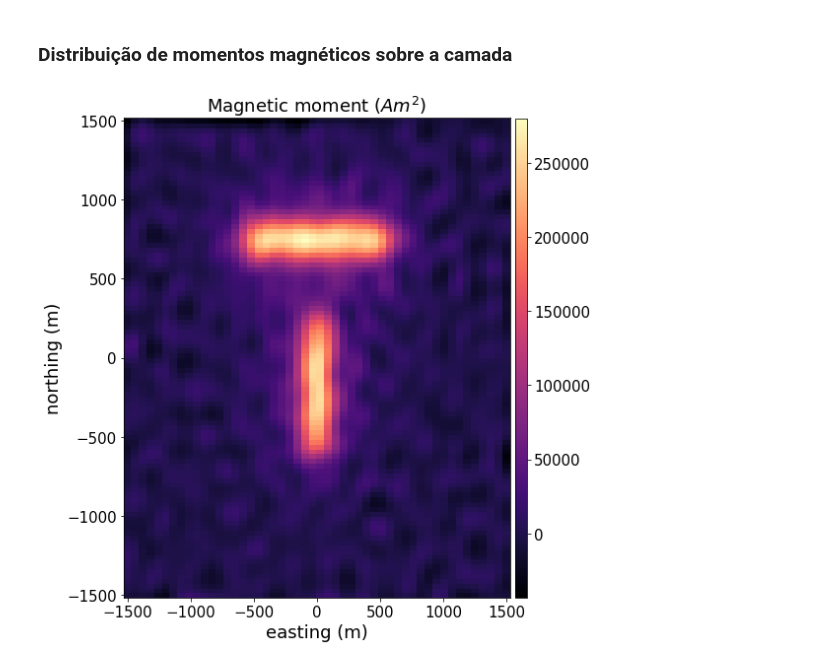
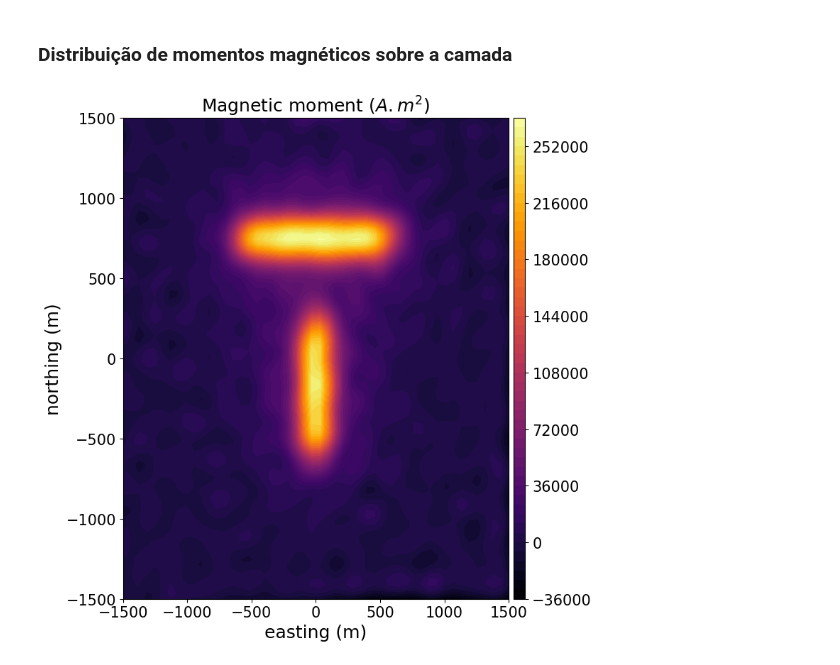
Before and after one commit to andrelreis/introducao-inversao, a Jupyter notebook: Content/codes/Linear_inverse_problems/equivalent_layer/1. magnetic_equivalent_layer_Tik0.ipynb, the cells around one changed output. Saved outputs shown, nothing was run; the diff lists cells and outputs as text; code cells hidden in the pictures.

```diff
--- a/Content/codes/Linear_inverse_problems/equivalent_layer/1. magnetic_equivalent_layer_Tik0.ipynb
+++ b/Content/codes/Linear_inverse_problems/equivalent_layer/1. magnetic_equivalent_layer_Tik0.ipynb
@@ -35,8 +35,8 @@ coordinates = np.array([yc.ravel(),xc.ravel(),zc.ravel()])
 # %%
 intensidades = np.array([50.,50])
 # %%
-direcoes = np.array([[-60.,-50.],
-                     [-60.,-50.]])
+direcoes = np.array([[60.,-50.],
+                     [60.,-50.]])
 # %%
 modelo = np.array([[-50.,50., -600.,250.,200.,350.],
                    [-600.,600.,700.,800.,200.,350.]])
@@ -51,7 +51,7 @@ by = prism_mag.magnetics(coordinates,modelo,intensidades,direcoes,field="b_y")
 # %% [markdown]
 ### Anomalia de campo total aproximada
 # %%
-I0,D0 = -40.,-30. ## direçao do campo principal
+I0,D0 = 40.,-30. ## direçao do campo principal
 j0x = np.cos(np.deg2rad(I0))*np.cos(np.deg2rad(D0))
 j0y = np.cos(np.deg2rad(I0))*np.sin(np.deg2rad(D0))
 j0z = np.sin(np.deg2rad(I0))
@@ -60,7 +60,7 @@ tfa = j0x*bx + j0y*by + j0z*bz
 ### Gerando um conjunto de dados observados com ruído Gaussiano
 # %%
 np.random.seed(seed=40)
-std_noise = 0.02*np.max(np.abs(tfa))
+std_noise = 0.01*np.max(np.abs(tfa))
 
 r = np.random.normal(0.0, std_noise, tfa.size)
 
@@ -96,8 +96,8 @@ plt.show()
 # %% [markdown]
 ### Direção do campo principal e direção de magnetização da camada
 # %%
-main_field = np.array([-40.,-30.])
-magnetization = np.array([-60.,-50.])
+main_field = np.array([40.,-30.])
+magnetization = np.array([60.,-50.])
 # %% [markdown]
 ### Gerando a camada equivalente
 # %%
@@ -192,13 +178,16 @@ plt.show()
 # %%
 plt.figure(figsize=(8,8), tight_layout=True)
 plt.xlabel('easting (m)', fontsize = title_font)
 plt.ylabel('northing (m)', fontsize = title_font)
-plt.title('Magnetic moment ($Am^2$)', fontsize=title_font)
-plt.pcolor(yc,xc,p.reshape(shape),shading='auto',cmap='magma')
+plt.title('Magnetic moment ($A . m^2$)', fontsize=title_font)
+plt.contourf(yc,xc,p.reshape(shape),50,cmap='inferno')
 plt.tick_params(axis='both', which='major', labelsize=bottom_font)
 cb = plt.colorbar(pad=0.01, aspect=40, shrink=1.0)
 cb.ax.tick_params(labelsize=bottom_font)
 
+file_name = 'images/magnetic_moment_distribution'
+plt.savefig(file_name+'.png',dpi=300)
+
 plt.show()
 # %% [output]
-[figure, old version]
+[figure, new version]
```
Also changed, not shown: parts of 5 cells of this notebook, 4 other files.
